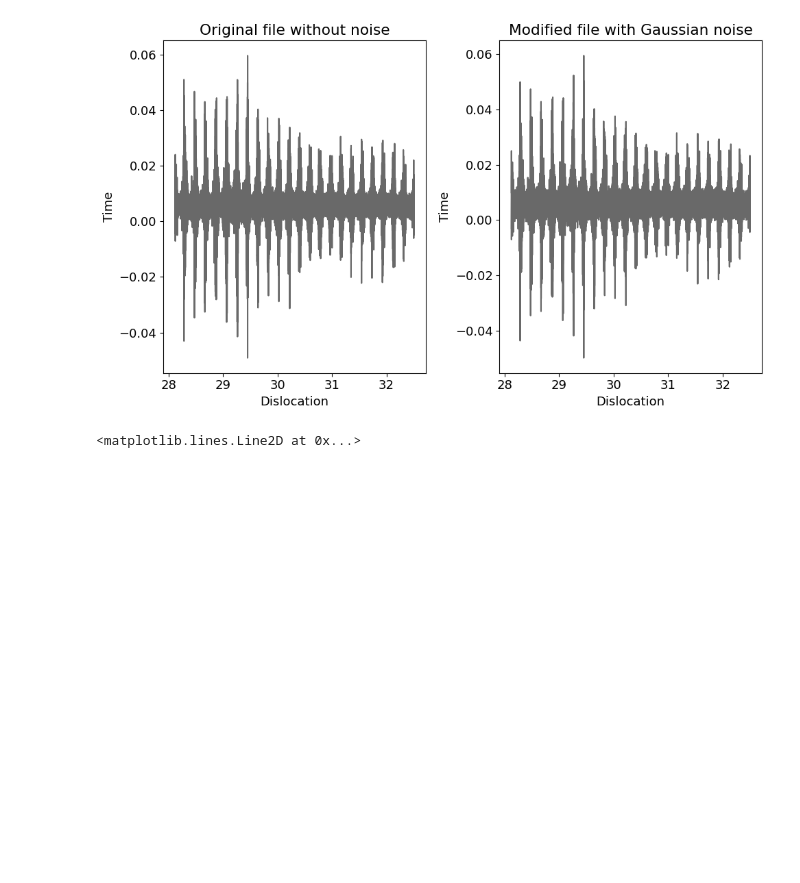
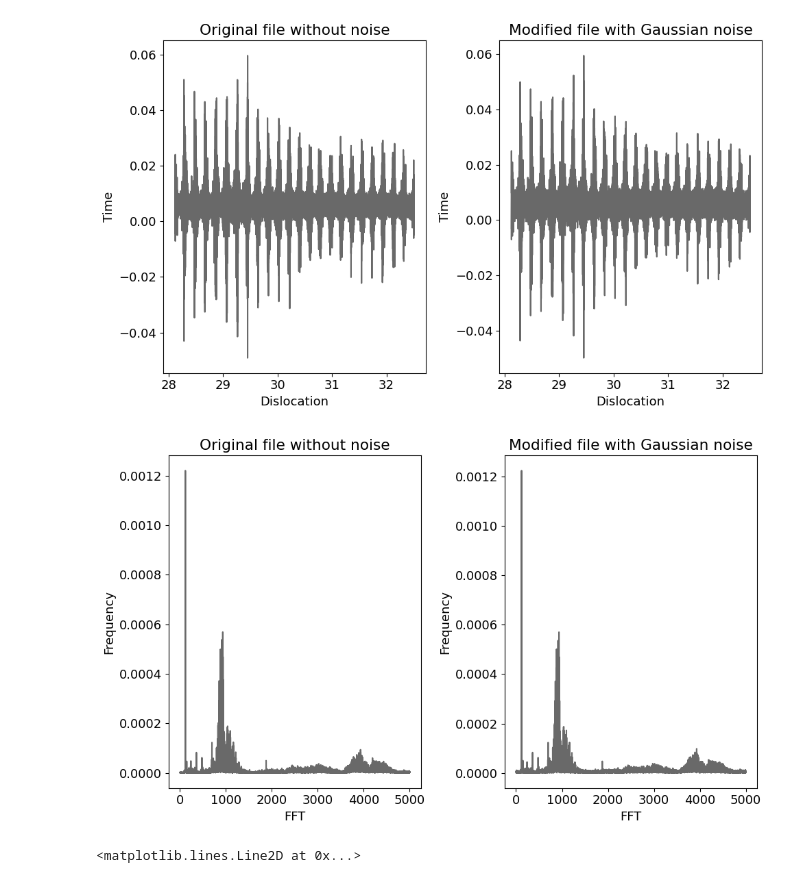
Before and after one commit to AnaJuliaSilvaOliveira/ic-cnc, a Jupyter notebook: 7_imagens.ipynb, the cells around one changed output. Drawn from its saved outputs; the diff is of its cells as text; code cells hidden in the pictures; blank space fills up the shorter version.

```diff
--- a/7_imagens.ipynb
+++ b/7_imagens.ipynb
@@ -92,6 +92,41 @@ plt.tight_layout()
 plt.show()
 # %% [output]
 [figure]
+# %%
+import matplotlib.pyplot as plt
+import pandas as pd
+import numpy as np
+plt.rcParams.update({'font.size': 13})
+
+original_ = pd.read_csv('split_cutting_tests_processed/2inch_stickout/c_320_005_split_3.csv')
+noise = pd.read_csv('split_cutting_tests_processed/2inch_stickout/c_320_005_split_3_noise_added.csv')
+
+
+plt.figure(figsize=(10,6))
+plt.subplot(1,2,1)
+plt.xlabel('FFT')
+plt.ylabel('Frequency')
+plt.title('Original file without noise')
+fft_ = np.fft.fft(original_['y'])
+fftfreq_ = np.fft.fftfreq(len(original_['t']), original_['t'][1] - original_['t'][0])
+plt.plot(fftfreq_[10:len(fft_)//2],np.abs(fft_[10:len(fft_)//2])/len(fft_),c='dimgray')
+
+plt.subplot(1,2,2)
+plt.xlabel('FFT')
+plt.ylabel('Frequency')
+plt.title('Modified file with Gaussian noise')
+fft = np.fft.fft(noise['y'])
+fftfreq = np.fft.fftfreq(len(noise['t']), noise['t'][1] - noise['t'][0])
+plt.plot(fftfreq[10:len(fft)//2],np.abs(fft[10:len(fft)//2])/len(fft),c='dimgray')
+
+plt.tight_layout()
+plt.show()
+
+                    # fft = np.fft.fft(df['y'])
+                    # fftfreq = np.fft.fftfreq(len(df['t']), df['t'][1] - df['t'][0])
+                    # plt.plot(fftfreq[10:len(fft)//2], np.abs(fft[10:len(fft)//2])/len(fft), c = 'k')
+# %% [output]
+[figure, added]
 # %%
 import matplotlib.pyplot as plt
 import pandas as pd
```
Also changed, not shown: 2 other files.
